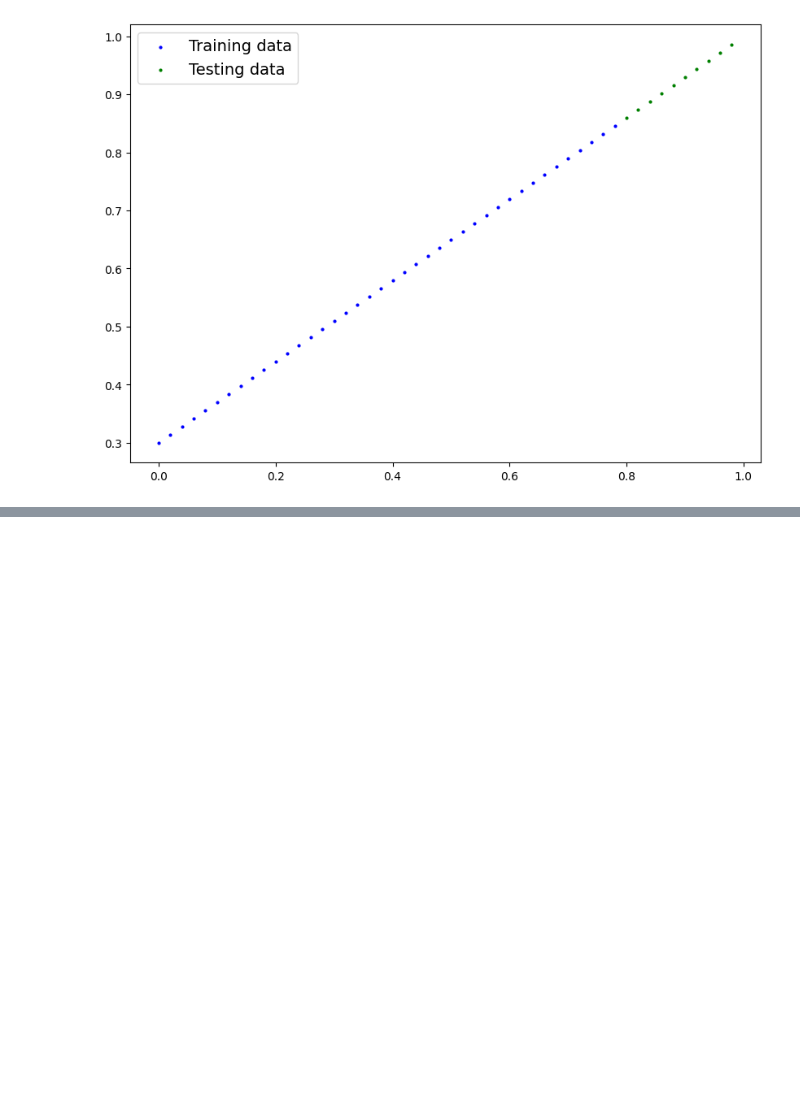
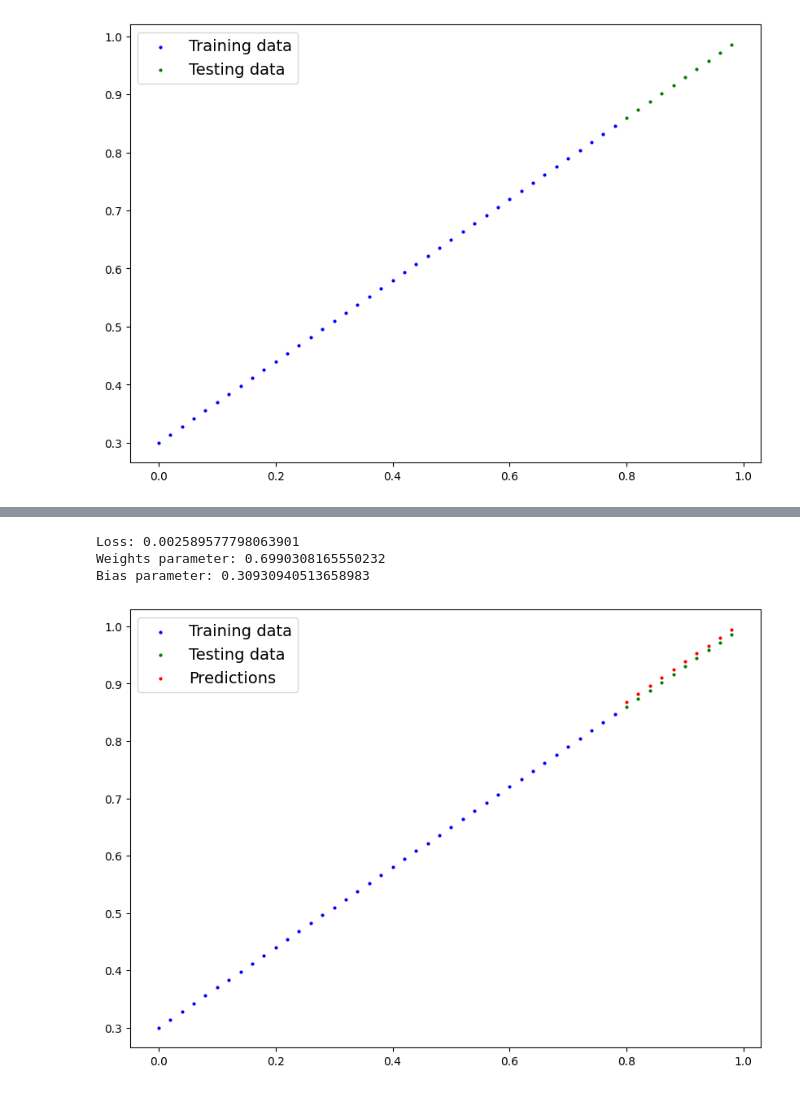
Before and after one commit to Sainithinkadarla/Learn_AI, a Jupyter notebook: Pytorch_tutorial_freecodecamp.ipynb, the cells around one changed output, grey strips where cells are left out. Drawn from its saved outputs; the diff is of its cells as text; code cells hidden in the pictures; blank space fills up the shorter version.

```diff
--- a/Pytorch_tutorial_freecodecamp.ipynb
+++ b/Pytorch_tutorial_freecodecamp.ipynb
@@ -881,0 +1027,8 @@ sf
+# %%
+# Setup a loss function
+loss_fn = nn.L1Loss()
+
+# Setup an optimizer
+from torch import optim
+
+optimizer = optim.SGD(params= model0.parameters(), lr = 0.01) # learning rate (lr) is a hyperparameter set by ourselves
@@ -881,0 +1121,16 @@ sf
+# %%
+print(f"Loss: {loss}")
+print(f"Weights parameter: {model0.state_dict()['weights'][0]} \nBias parameter: {model0.state_dict()['bias'][0]}")
+# %% [output]
+Loss: 0.002589577798063901
+Weights parameter: 0.6990308165550232
+Bias parameter: 0.30930940513658983
+# %%
+with torch.inference_mode():
+  ypred_post_training = model0(x_test)
+
+
+
+plots_predictions(predictions = ypred_test)
+# %% [output]
+[figure, added]
```
Also changed, not shown: parts of 29 cells of this notebook.
